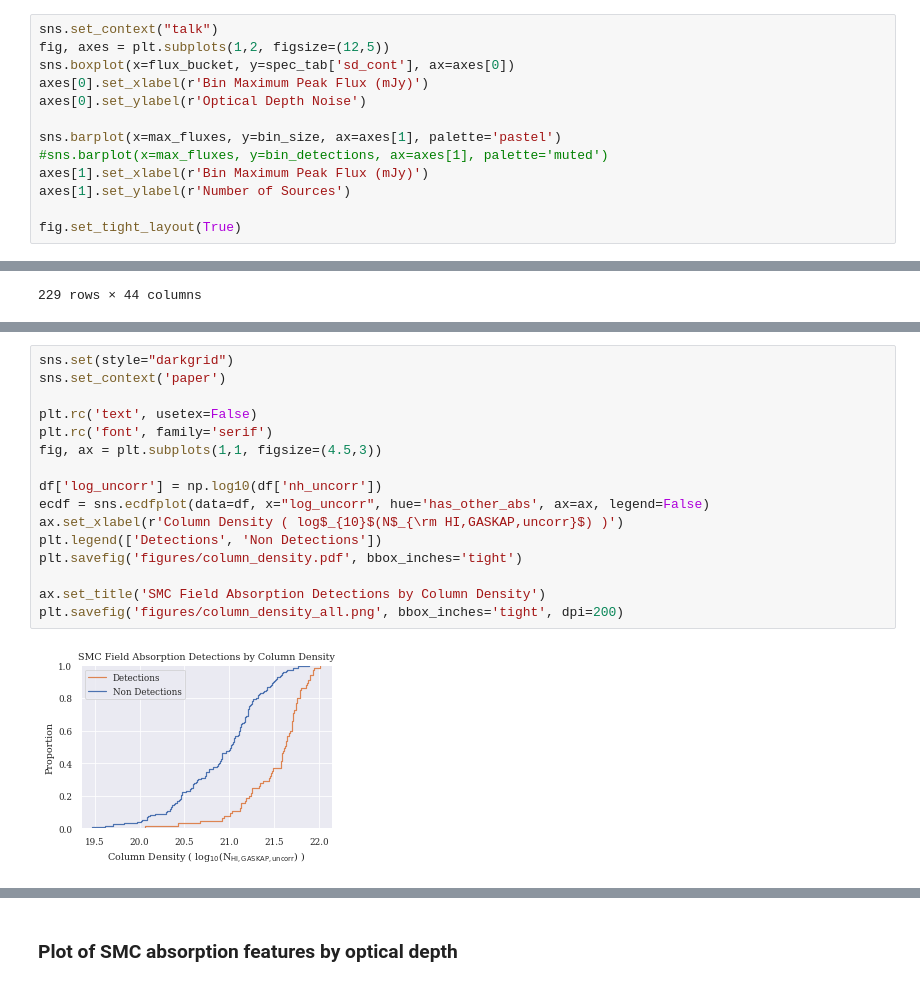
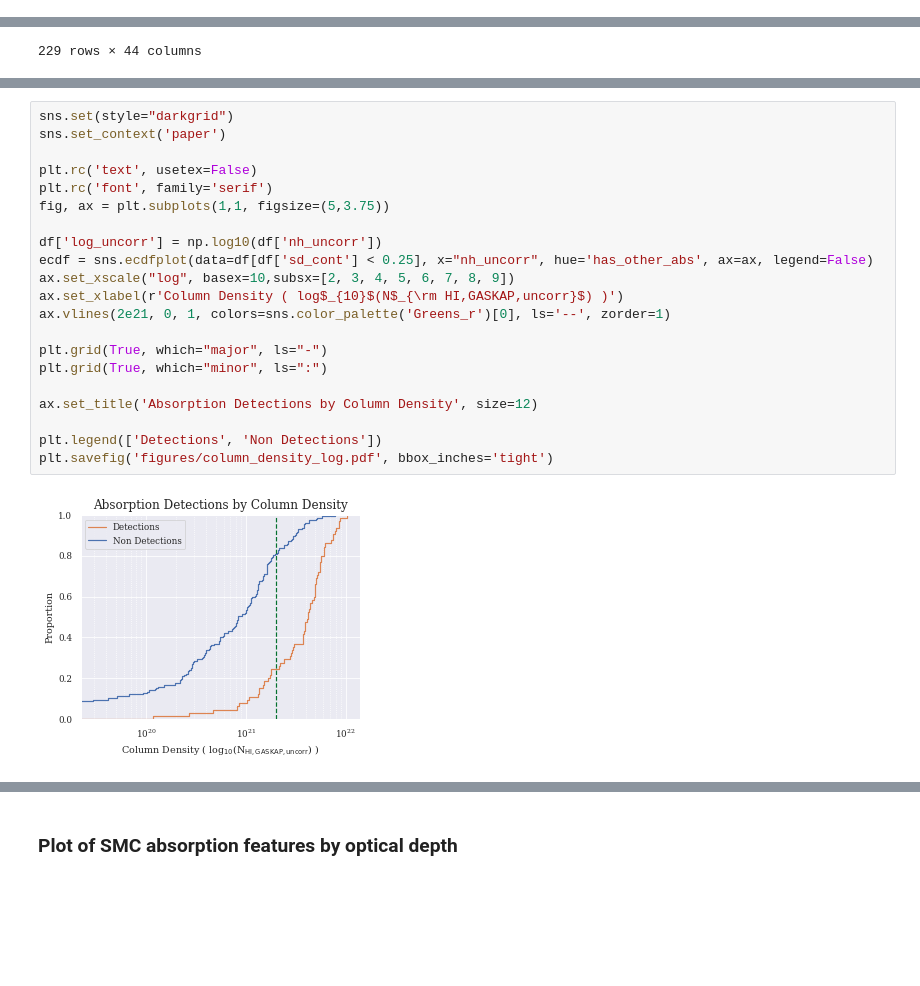
Before and after one commit to jd-au/dempsey_et_al_2022, a Jupyter notebook: CatalogueStats.ipynb, the cells around one changed output, grey strips where cells are left out. Drawn from its saved outputs; the diff is of its cells as text; blank space fills up the shorter version.

Commit message:
Move catalogue generation to new workbook, tidy up unused figures

```diff
--- a/CatalogueStats.ipynb
+++ b/CatalogueStats.ipynb
@@ -153,16 +111,3 @@ fig.set_tight_layout(True)
 fig.savefig('figures/noise_by_peak_flux.png')
 # %% [output]
 [figure]
-# %%
-sns.set_context("talk")
-fig, axes = plt.subplots(1,2, figsize=(12,5))
-sns.boxplot(x=flux_bucket, y=spec_tab['sd_cont'], ax=axes[0])
-axes[0].set_xlabel(r'Bin Maximum Peak Flux (mJy)')
-axes[0].set_ylabel(r'Optical Depth Noise')
-
-sns.barplot(x=max_fluxes, y=bin_size, ax=axes[1], palette='pastel')
-#sns.barplot(x=max_fluxes, y=bin_detections, ax=axes[1], palette='muted')
-axes[1].set_xlabel(r'Bin Maximum Peak Flux (mJy)')
-axes[1].set_ylabel(r'Number of Sources')
-
-fig.set_tight_layout(True)
@@ -284,18 +190,23 @@ fig.tight_layout()
 # %%
 sns.set(style="darkgrid")
 sns.set_context('paper')
 
 plt.rc('text', usetex=False)
 plt.rc('font', family='serif')
-fig, ax = plt.subplots(1,1, figsize=(4.5,3))
+fig, ax = plt.subplots(1,1, figsize=(5,3.75))
 
 df['log_uncorr'] = np.log10(df['nh_uncorr'])
-ecdf = sns.ecdfplot(data=df, x="log_uncorr", hue='has_other_abs', ax=ax, legend=False)
+ecdf = sns.ecdfplot(data=df[df['sd_cont'] < 0.25], x="nh_uncorr", hue='has_other_abs', ax=ax, legend=False)
+ax.set_xscale("log", basex=10,subsx=[2, 3, 4, 5, 6, 7, 8, 9])
 ax.set_xlabel(r'Column Density ( log$_{10}$(N$_{\rm HI,GASKAP,uncorr}$) )')
+ax.vlines(2e21, 0, 1, colors=sns.color_palette('Greens_r')[0], ls='--', zorder=1)
+
+plt.grid(True, which="major", ls="-")
+plt.grid(True, which="minor", ls=":")
+
+ax.set_title('Absorption Detections by Column Density', size=12)
+
 plt.legend(['Detections', 'Non Detections'])
-plt.savefig('figures/column_density.pdf', bbox_inches='tight')
-
-ax.set_title('SMC Field Absorption Detections by Column Density')
-plt.savefig('figures/column_density_all.png', bbox_inches='tight', dpi=200)
+plt.savefig('figures/column_density_log.pdf', bbox_inches='tight')
 # %% [output]
-[figure, old version]
+[figure, new version]
```
Also changed, not shown: parts of 40 cells of this notebook, 3 other files.
